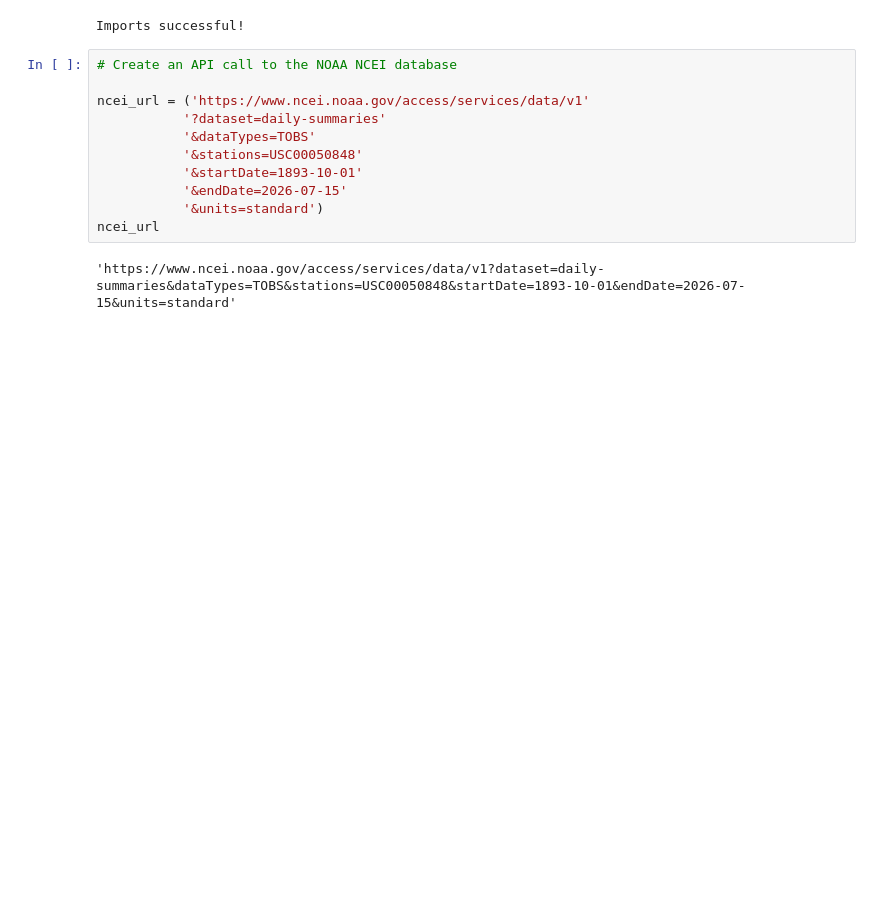
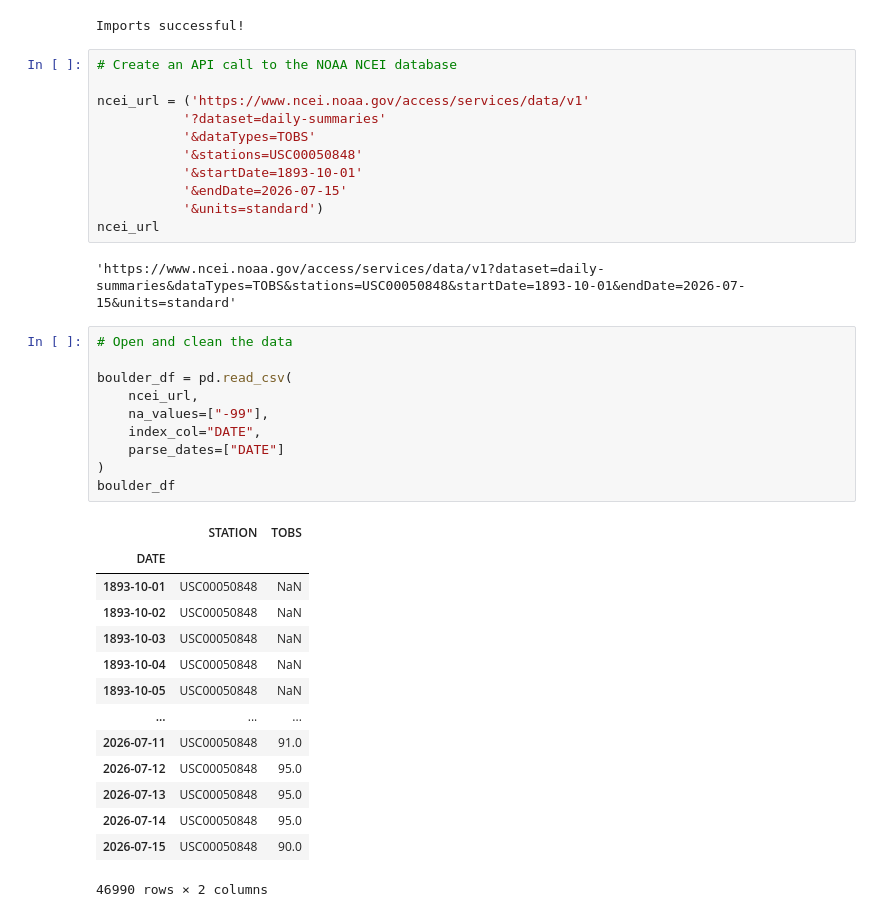
Before and after one commit to cu-esiil-edu/01-climate-manisha1810, a Jupyter notebook: notebooks/Climate_data_analysis.ipynb, the cells around one changed output. Cells and saved outputs as stored; diff of their text form; blank space fills up the shorter version.

```diff
--- a/notebooks/Climate_data_analysis.ipynb
+++ b/notebooks/Climate_data_analysis.ipynb
@@ -23,3 +23,28 @@ ncei_url = ('https://www.ncei.noaa.gov/access/services/data/v1'
 ncei_url
 # %% [output]
 'https://www.ncei.noaa.gov/access/services/data/v1?dataset=daily-summaries&dataTypes=TOBS&stations=USC00050848&startDate=1893-10-01&endDate=2026-07-15&units=standard'
+# %%
+# Open and clean the data
+
+boulder_df = pd.read_csv(
+    ncei_url,
+    na_values=["-99"],
+    index_col="DATE",
+    parse_dates=["DATE"]
+)
+boulder_df
+# %% [output]
+|  | STATION | TOBS |
+| DATE |  |  |
+| 1893-10-01 | USC00050848 | NaN |
+| 1893-10-02 | USC00050848 | NaN |
+| 1893-10-03 | USC00050848 | NaN |
+| 1893-10-04 | USC00050848 | NaN |
+| 1893-10-05 | USC00050848 | NaN |
+| ... | ... | ... |
+| 2026-07-11 | USC00050848 | 91.0 |
+| 2026-07-12 | USC00050848 | 95.0 |
+| 2026-07-13 | USC00050848 | 95.0 |
+| 2026-07-14 | USC00050848 | 95.0 |
+| 2026-07-15 | USC00050848 | 90.0 |
+46990 rows × 2 columns
```
Also changed, not shown: parts of 8 cells of this notebook, 1 other file.
